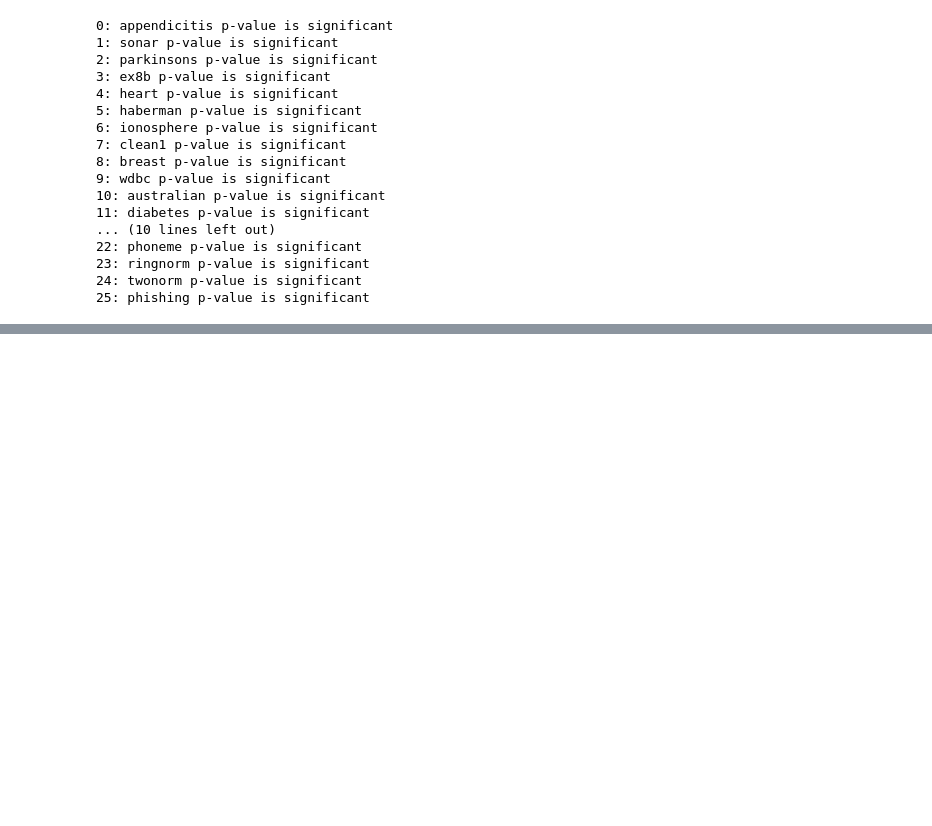
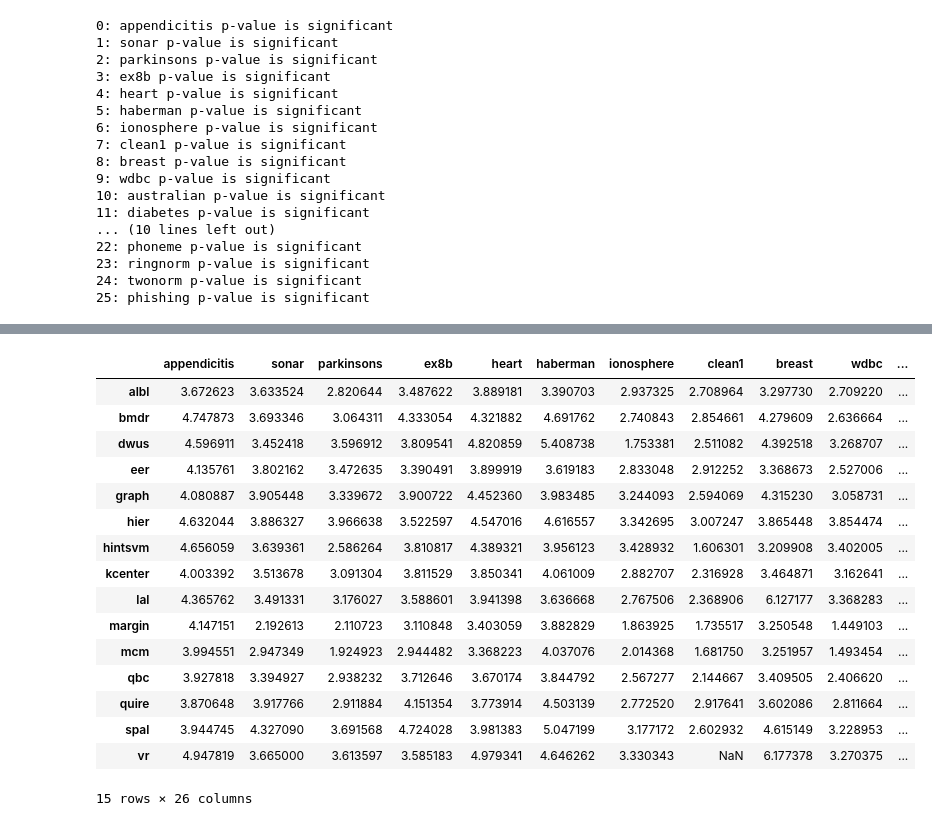
Before and after one commit to ariapoy/active-learning-benchmark, a Jupyter notebook: results/analysis.ipynb, the cells around one changed output, grey strips where cells are left out. Cells and saved outputs as stored; diff of their text form; code cells hidden in the pictures; blank space fills up the shorter version.

```diff
--- a/results/analysis.ipynb
+++ b/results/analysis.ipynb
@@ -991,3 +1063,24 @@ avg_rank_tau_qs_data
+# %%
+std_rank_tau_qs_data = pd.DataFrame(std_rank_tau_qs_data)
+std_rank_tau_qs_data
+# %% [output]
+|  | appendicitis | sonar | parkinsons | ex8b | heart | haberman | ionosphere | clean1 | breast | wdbc | ... |
+| albl | 3.672623 | 3.633524 | 2.820644 | 3.487622 | 3.889181 | 3.390703 | 2.937325 | 2.708964 | 3.297730 | 2.709220 | ... |
+| bmdr | 4.747873 | 3.693346 | 3.064311 | 4.333054 | 4.321882 | 4.691762 | 2.740843 | 2.854661 | 4.279609 | 2.636664 | ... |
+| dwus | 4.596911 | 3.452418 | 3.596912 | 3.809541 | 4.820859 | 5.408738 | 1.753381 | 2.511082 | 4.392518 | 3.268707 | ... |
+| eer | 4.135761 | 3.802162 | 3.472635 | 3.390491 | 3.899919 | 3.619183 | 2.833048 | 2.912252 | 3.368673 | 2.527006 | ... |
+| graph | 4.080887 | 3.905448 | 3.339672 | 3.900722 | 4.452360 | 3.983485 | 3.244093 | 2.594069 | 4.315230 | 3.058731 | ... |
+| hier | 4.632044 | 3.886327 | 3.966638 | 3.522597 | 4.547016 | 4.616557 | 3.342695 | 3.007247 | 3.865448 | 3.854474 | ... |
+| hintsvm | 4.656059 | 3.639361 | 2.586264 | 3.810817 | 4.389321 | 3.956123 | 3.428932 | 1.606301 | 3.209908 | 3.402005 | ... |
+| kcenter | 4.003392 | 3.513678 | 3.091304 | 3.811529 | 3.850341 | 4.061009 | 2.882707 | 2.316928 | 3.464871 | 3.162641 | ... |
+| lal | 4.365762 | 3.491331 | 3.176027 | 3.588601 | 3.941398 | 3.636668 | 2.767506 | 2.368906 | 6.127177 | 3.368283 | ... |
+| margin | 4.147151 | 2.192613 | 2.110723 | 3.110848 | 3.403059 | 3.882829 | 1.863925 | 1.735517 | 3.250548 | 1.449103 | ... |
+| mcm | 3.994551 | 2.947349 | 1.924923 | 2.944482 | 3.368223 | 4.037076 | 2.014368 | 1.681750 | 3.251957 | 1.493454 | ... |
+| qbc | 3.927818 | 3.394927 | 2.938232 | 3.712646 | 3.670174 | 3.844792 | 2.567277 | 2.144667 | 3.409505 | 2.406620 | ... |
+| quire | 3.870648 | 3.917766 | 2.911884 | 4.151354 | 3.773914 | 4.503139 | 2.772520 | 2.917641 | 3.602086 | 2.811664 | ... |
+| spal | 3.944745 | 4.327090 | 3.691568 | 4.724028 | 3.981383 | 5.047199 | 3.177172 | 2.602932 | 4.615149 | 3.228953 | ... |
+| vr | 4.947819 | 3.665000 | 3.613597 | 3.585183 | 4.979341 | 4.646262 | 3.330343 | NaN | 6.177378 | 3.270375 | ... |
+15 rows × 26 columns
 # %%
 # pd.DataFrame to LaTeX
 # largest three values in each column
```
Also changed, not shown: parts of 39 cells of this notebook, 1 other file.
